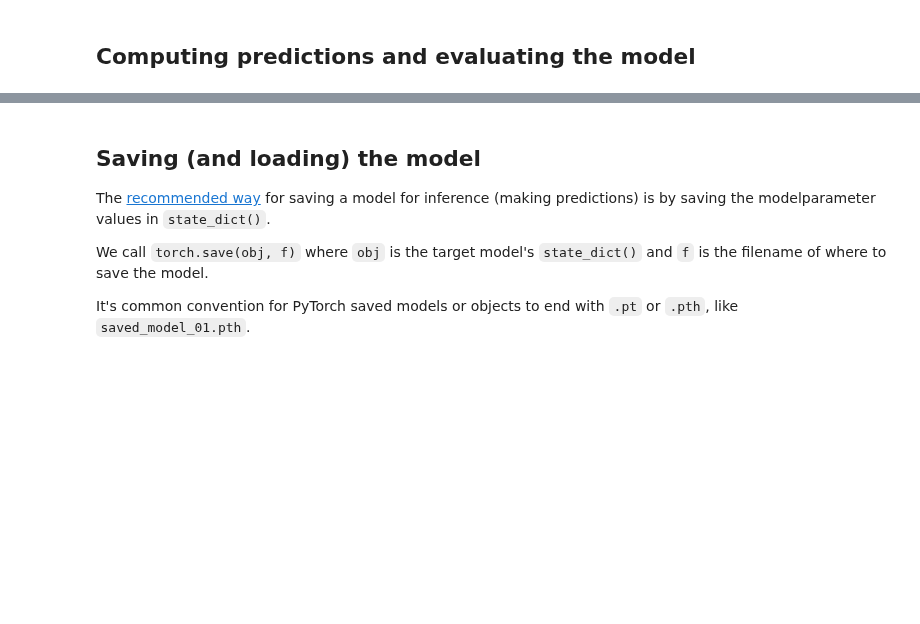
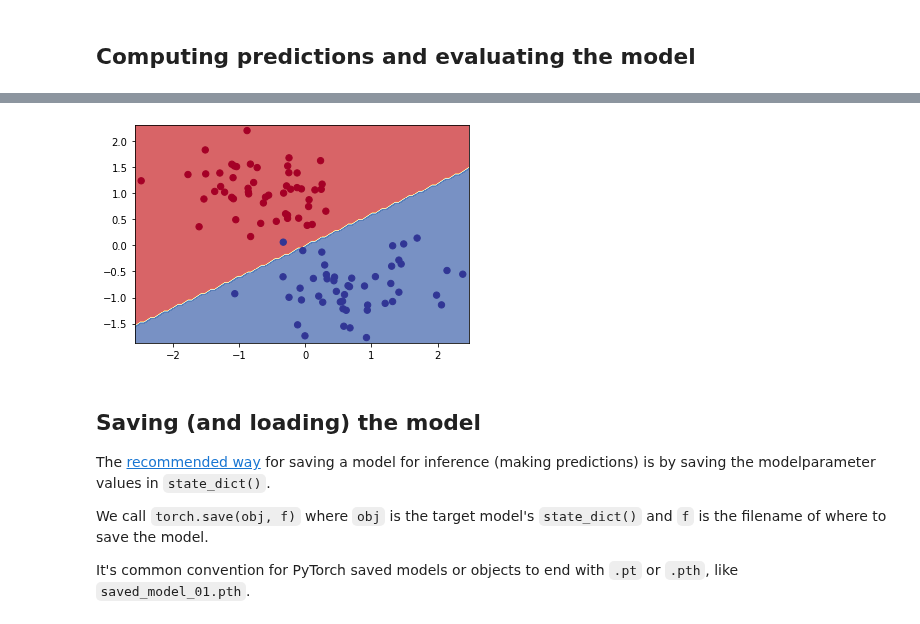
Before and after one commit to sdgroeve/D012554_Machine_Learning_2023, a Jupyter notebook: 01_logisitc_regression_in_pytorch.ipynb, the cells around one changed output, grey strips where cells are left out. Saved outputs shown, nothing was run; the diff lists cells and outputs as text; code cells hidden in the pictures; blank space fills up the shorter version.

```diff
--- a/01_logisitc_regression_in_pytorch.ipynb
+++ b/01_logisitc_regression_in_pytorch.ipynb
@@ -334,3 +353,7 @@ test set AUC: 0.0
+# %%
+plot_decision_boundary(model, X_test, y_test)
+# %% [output]
+[figure, added]
 # %% [markdown]
 ## Saving (and loading) the model
 
```
Also changed, not shown: parts of 11 cells of this notebook.
